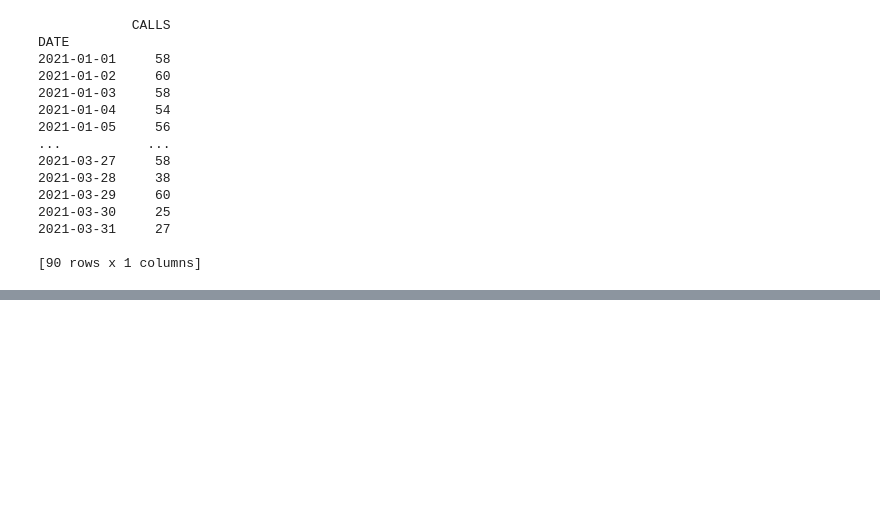
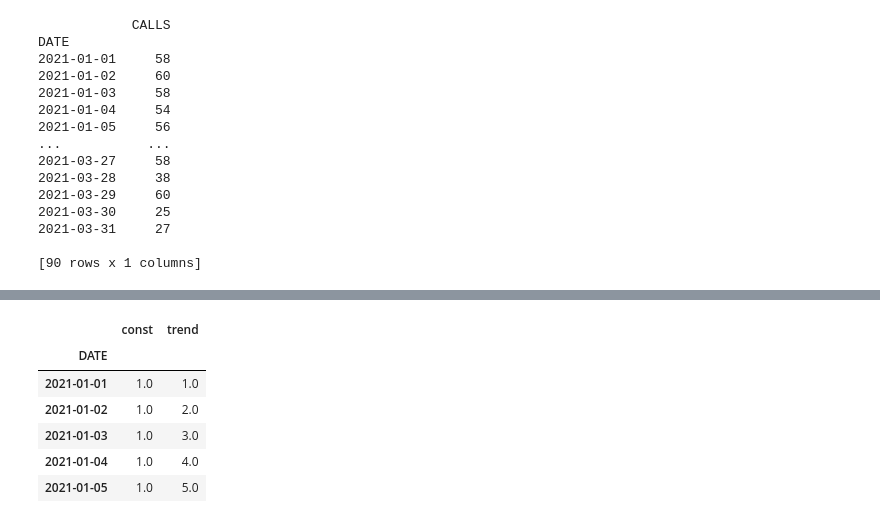
Before and after one commit to PABLOXAVIERMENDEZ/PROYECTO_MLP_PABLO_XAVIER_MENDEZ, a Jupyter notebook: src/model/my_model.ipynb, the cells around one changed output, grey strips where cells are left out. Cells and saved outputs as stored; diff of their text form; code cells hidden in the pictures; blank space fills up the shorter version.

```diff
--- a/src/model/my_model.ipynb
+++ b/src/model/my_model.ipynb
@@ -259,0 +260,21 @@ moving_average.plot(
+# %%
+from statsmodels.tsa.deterministic import DeterministicProcess
+
+dp = DeterministicProcess(
+    index=calls_per_date_df.index,
+    constant=True,       # característica dummy para el sesgo (y_intercept)
+    order=1,             # la variable ficticia del tiempo (tendencia)
+    drop=True,           # elimine términos si es necesario para evitar colinealidad
+)
+# `in_sample` crea características para las fechas dadas en el argumento `index
+X = dp.in_sample()
+
+X.head()
+# %% [output]
+|  | const | trend |
+| DATE |  |  |
+| 2021-01-01 | 1.0 | 1.0 |
+| 2021-01-02 | 1.0 | 2.0 |
+| 2021-01-03 | 1.0 | 3.0 |
+| 2021-01-04 | 1.0 | 4.0 |
+| 2021-01-05 | 1.0 | 5.0 |
```
Also changed, not shown: parts of 5 cells of this notebook.
